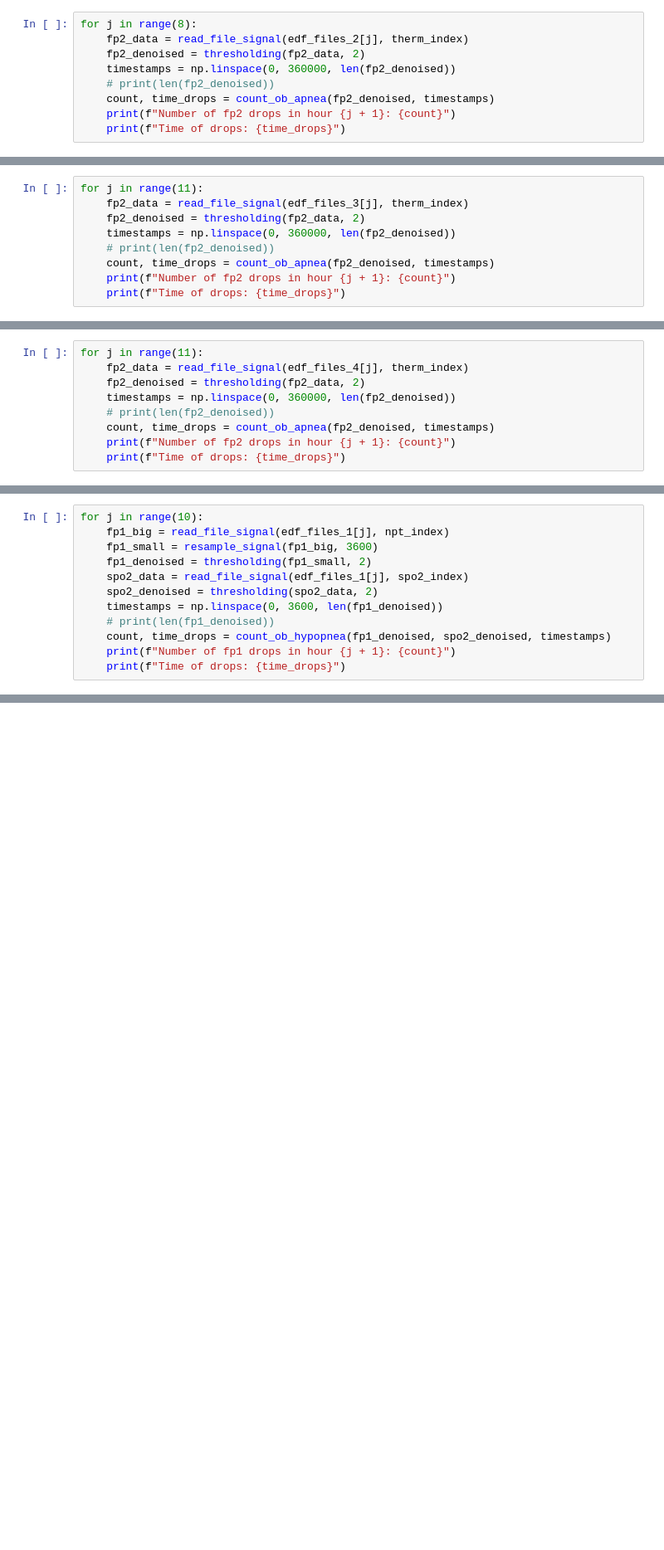
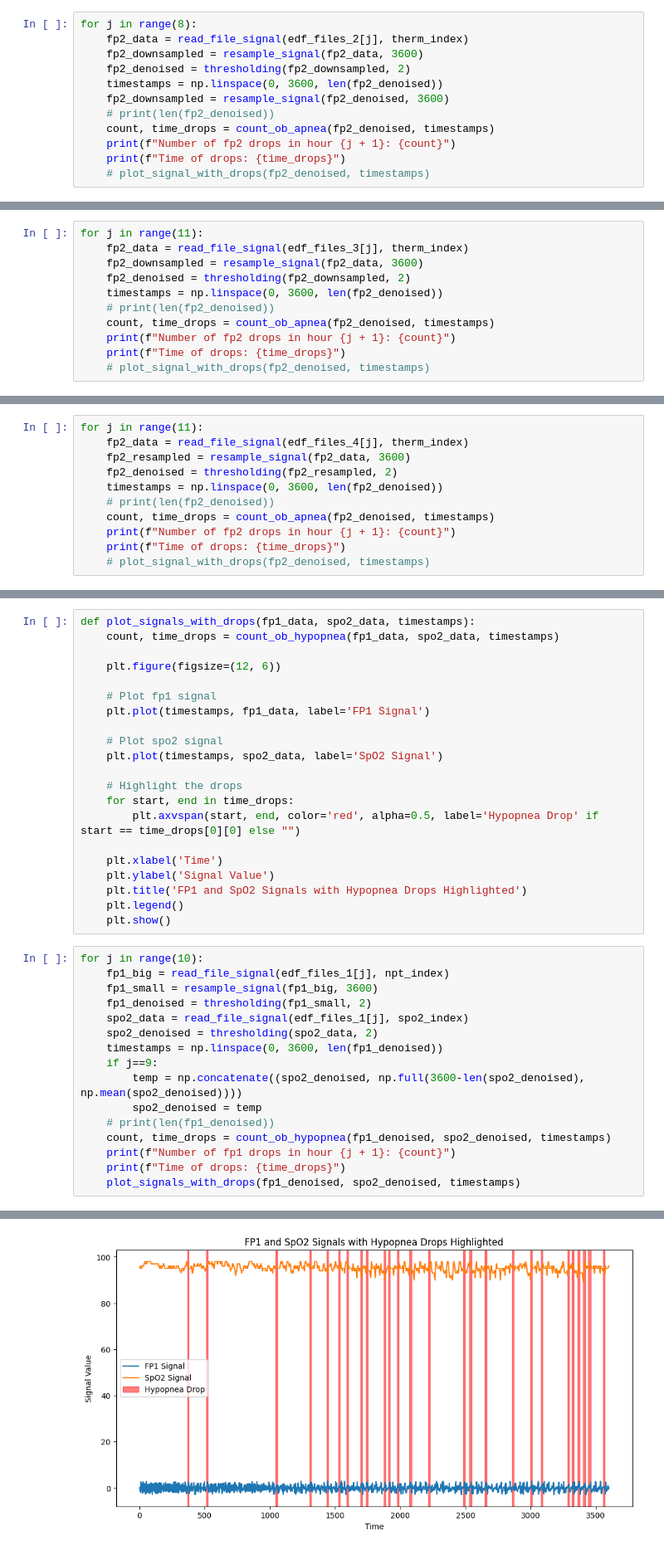
Before and after one commit to ananyac9/osa-dh307, a Jupyter notebook: score_unsupervised.ipynb, the cells around one changed output, grey strips where cells are left out. Shown at 83% size. Saved outputs shown, nothing was run; the diff lists cells and outputs as text; blank space fills up the shorter version.

```diff
--- a/score_unsupervised.ipynb
+++ b/score_unsupervised.ipynb
@@ -183,12 +200,15 @@ Time of drops: []
 # %%
 for j in range(8):
     fp2_data = read_file_signal(edf_files_2[j], therm_index)
-    fp2_denoised = thresholding(fp2_data, 2)
-    timestamps = np.linspace(0, 360000, len(fp2_denoised))
+    fp2_downsampled = resample_signal(fp2_data, 3600)
+    fp2_denoised = thresholding(fp2_downsampled, 2)
+    timestamps = np.linspace(0, 3600, len(fp2_denoised))
+    fp2_downsampled = resample_signal(fp2_denoised, 3600)
     # print(len(fp2_denoised))
     count, time_drops = count_ob_apnea(fp2_denoised, timestamps)
     print(f"Number of fp2 drops in hour {j + 1}: {count}")
     print(f"Time of drops: {time_drops}")
+    # plot_signal_with_drops(fp2_denoised, timestamps)
 # %% [output]
 Number of fp2 drops in hour 1: 0
 Time of drops: []
@@ -209,10 +229,12 @@ Time of drops: [(6274.678894518197, 2496), (22292.722161875306, 7821), (31295.78
 # %%
 for j in range(11):
     fp2_data = read_file_signal(edf_files_3[j], therm_index)
-    fp2_denoised = thresholding(fp2_data, 2)
-    timestamps = np.linspace(0, 360000, len(fp2_denoised))
+    fp2_downsampled = resample_signal(fp2_data, 3600)
+    fp2_denoised = thresholding(fp2_downsampled, 2)
+    timestamps = np.linspace(0, 3600, len(fp2_denoised))
     # print(len(fp2_denoised))
     count, time_drops = count_ob_apnea(fp2_denoised, timestamps)
     print(f"Number of fp2 drops in hour {j + 1}: {count}")
     print(f"Time of drops: {time_drops}")
+    # plot_signal_with_drops(fp2_denoised, timestamps)
 # %% [output]
@@ -236,10 +258,12 @@ Time of drops: [(59392.41461727153, 2679), (89892.4460657903, 4023), (254416.001
 # %%
 for j in range(11):
     fp2_data = read_file_signal(edf_files_4[j], therm_index)
-    fp2_denoised = thresholding(fp2_data, 2)
-    timestamps = np.linspace(0, 360000, len(fp2_denoised))
+    fp2_resampled = resample_signal(fp2_data, 3600)
+    fp2_denoised = thresholding(fp2_resampled, 2)
+    timestamps = np.linspace(0, 3600, len(fp2_denoised))
     # print(len(fp2_denoised))
     count, time_drops = count_ob_apnea(fp2_denoised, timestamps)
     print(f"Number of fp2 drops in hour {j + 1}: {count}")
     print(f"Time of drops: {time_drops}")
+    # plot_signal_with_drops(fp2_denoised, timestamps)
 # %% [output]
@@ -327,6 +351,27 @@ def count_ob_hypopnea(fp1_data, spo2_data, timestamps):
         time_drops.append((drop_start, timestamps[-1]))
 
     return count, time_drops
+# %%
+def plot_signals_with_drops(fp1_data, spo2_data, timestamps):
+    count, time_drops = count_ob_hypopnea(fp1_data, spo2_data, timestamps)
+
+    plt.figure(figsize=(12, 6))
+
+    # Plot fp1 signal
+    plt.plot(timestamps, fp1_data, label='FP1 Signal')
+
+    # Plot spo2 signal
+    plt.plot(timestamps, spo2_data, label='SpO2 Signal')
+
+    # Highlight the drops
+    for start, end in time_drops:
+        plt.axvspan(start, end, color='red', alpha=0.5, label='Hypopnea Drop' if start == time_drops[0][0] else "")
+
+    plt.xlabel('Time')
+    plt.ylabel('Signal Value')
+    plt.title('FP1 and SpO2 Signals with Hypopnea Drops Highlighted')
+    plt.legend()
+    plt.show()
 # %%
 for j in range(10):
     fp1_big = read_file_signal(edf_files_1[j], npt_index)
@@ -335,10 +380,14 @@ for j in range(10):
     spo2_data = read_file_signal(edf_files_1[j], spo2_index)
     spo2_denoised = thresholding(spo2_data, 2)
     timestamps = np.linspace(0, 3600, len(fp1_denoised))
+    if j==9:
+        temp = np.concatenate((spo2_denoised, np.full(3600-len(spo2_denoised), np.mean(spo2_denoised))))
+        spo2_denoised = temp
     # print(len(fp1_denoised))
     count, time_drops = count_ob_hypopnea(fp1_denoised, spo2_denoised, timestamps)
     print(f"Number of fp1 drops in hour {j + 1}: {count}")
     print(f"Time of drops: {time_drops}")
+    plot_signals_with_drops(fp1_denoised, spo2_denoised, timestamps)
 # %% [output]
 Number of fp1 drops in hour 1: 26
 Time of drops: [(366.10169491525426, 377), (513.1425395943318, 524), (1045.290358432898, 1056), (1303.3620450125036, 1315), (1434.3984440122258, 1447), (1525.4237288135594, 1539), (1589.441511530981,  ...
@@ -362,0 +394 @@ Time of drops: [(20.00555709919422, 45), (83.02306196165603, 95), (105.029174770
+[figure, added]
```
Also changed, not shown: parts of 11 cells of this notebook, 3 other files.
